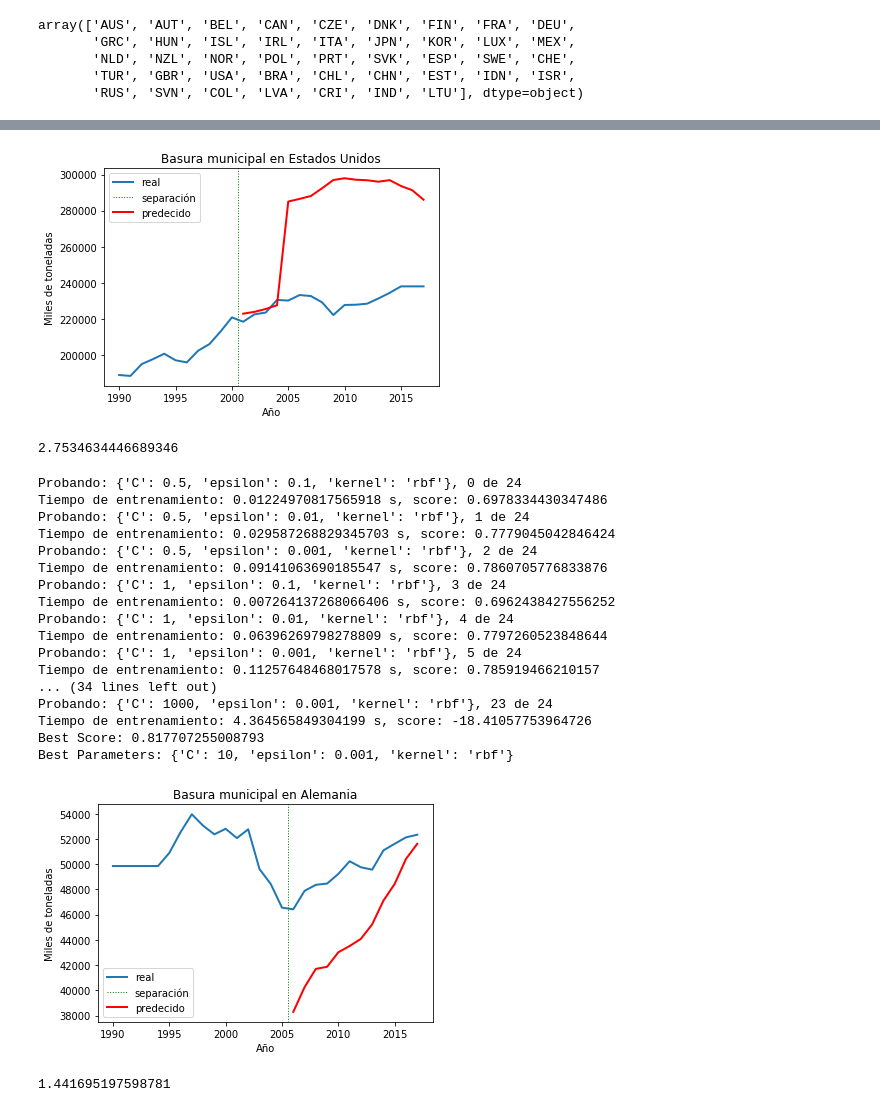
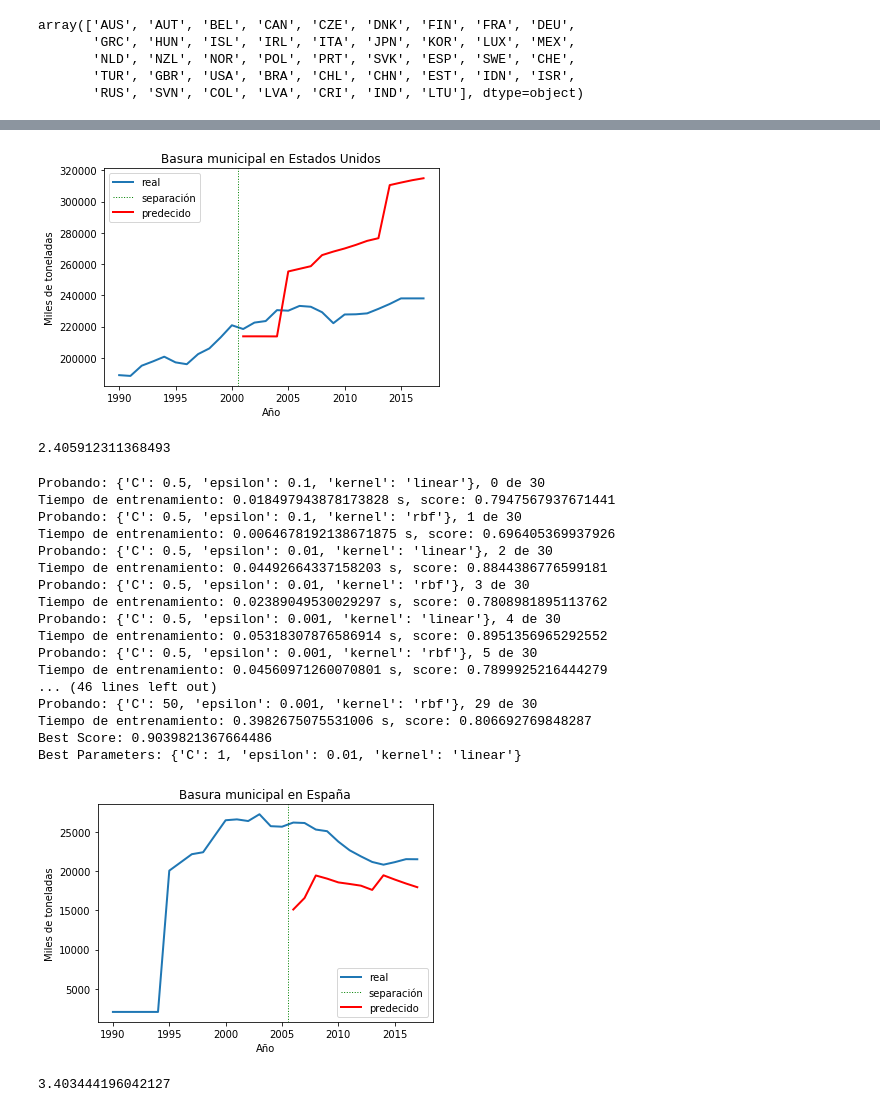
Before and after one commit to OscarGB/TFGInf, a Jupyter notebook: PorPais.ipynb, the cells around one changed output, grey strips where cells are left out. Cells and saved outputs as stored; diff of their text form; code cells hidden in the pictures.

```diff
--- a/PorPais.ipynb
+++ b/PorPais.ipynb
@@ -9,9 +9,9 @@ import time
 import matplotlib.pyplot as plt
 from sklearn.model_selection import GridSearchCV, ParameterGrid
 # %%
-parameters = {'kernel':['rbf'],
-              'C':[0.5, 1, 5, 10, 50, 100, 500, 1000],
-              'epsilon':[0.1,0.01,0.001]}
+parameters = {'kernel':['linear', 'rbf'],
+              'C':[0.5, 1, 5, 10, 50],
+              'epsilon':[0.1, 0.01, 0.001]}
 # %%
 def GridSearch(rf, X_train, X_test, y_train, y_test, grid, verbose=False, skip=False):
     best_score = 0
@@ -163,8 +163,8 @@ plt.show()
 print(np.abs(((np.array(mun[-len(predictions):]) - np.array(predictions)))/np.array(predictions)).sum())
 usa2000 = predictions
 # %% [output]
-[figure, old version]
+[figure, new version]
-2.7534634446689346
+2.405912311368493
 # %%
 Year_to_separate = 2005
 df = pd.read_parquet("dataset.parquet")
@@ -180,60 +180,60 @@ Y_test = Y[X.Year >= Year_to_separate].copy()
 #Y_test = pd.read_parquet("Ytime/Y_test.parquet")
 X_train.drop(columns={'Year'}, inplace=True)
 X_test.drop(columns={'Year'}, inplace=True)
-scalerX = MinMaxScaler().fit(X_train)
+#scalerX = MinMaxScaler().fit(X_train)
 X_train = pd.DataFrame(scalerX.transform(X_train))
 X_test = pd.DataFrame(scalerX.transform(X_test))
-scalerY = MinMaxScaler().fit(Y_train)
+#scalerY = MinMaxScaler().fit(Y_train)
 Y_train = pd.DataFrame(scalerY.transform(Y_train))
 Y_test = pd.DataFrame(scalerY.transform(Y_test))
 Y_train = Y_train[[Y_train.columns[0]]]
 Y_test = Y_test[[Y_test.columns[0]]]
 # %%
 g = GridSearch(svm.SVR(), X_train, X_test, Y_train, Y_test, parameters, verbose=True)
-clf2 = svm.SVR(**g).fit(X_train, np.ravel(Y_train))
+clf1 = svm.SVR(**g).fit(X_train, np.ravel(Y_train))
 # %% [output]
-Probando: {'C': 0.5, 'epsilon': 0.1, 'kernel': 'rbf'}, 0 de 24
-Tiempo de entrenamiento: 0.01224970817565918 s, score: 0.6978334430347486
-Probando: {'C': 0.5, 'epsilon': 0.01, 'kernel': 'rbf'}, 1 de 24
-Tiempo de entrenamiento: 0.029587268829345703 s, score: 0.7779045042846424
-Probando: {'C': 0.5, 'epsilon': 0.001, 'kernel': 'rbf'}, 2 de 24
-Tiempo de entrenamiento: 0.09141063690185547 s, score: 0.7860705776833876
-Probando: {'C': 1, 'epsilon': 0.1, 'kernel': 'rbf'}, 3 de 24
-Tiempo de entrenamiento: 0.007264137268066406 s, score: 0.6962438427556252
-Probando: {'C': 1, 'epsilon': 0.01, 'kernel': 'rbf'}, 4 de 24
-Tiempo de entrenamiento: 0.06396269798278809 s, score: 0.7797260523848644
-Probando: {'C': 1, 'epsilon': 0.001, 'kernel': 'rbf'}, 5 de 24
-Tiempo de entrenamiento: 0.11257648468017578 s, score: 0.785919466210157
-... (34 lines left out)
-Probando: {'C': 1000, 'epsilon': 0.001, 'kernel': 'rbf'}, 23 de 24
-Tiempo de entrenamiento: 4.364565849304199 s, score: -18.41057753964726
-Best Score: 0.817707255008793
-Best Parameters: {'C': 10, 'epsilon': 0.001, 'kernel': 'rbf'}
+Probando: {'C': 0.5, 'epsilon': 0.1, 'kernel': 'linear'}, 0 de 30
+Tiempo de entrenamiento: 0.018497943878173828 s, score: 0.7947567937671441
+Probando: {'C': 0.5, 'epsilon': 0.1, 'kernel': 'rbf'}, 1 de 30
+Tiempo de entrenamiento: 0.0064678192138671875 s, score: 0.696405369937926
+Probando: {'C': 0.5, 'epsilon': 0.01, 'kernel': 'linear'}, 2 de 30
+Tiempo de entrenamiento: 0.04492664337158203 s, score: 0.8844386776599181
+Probando: {'C': 0.5, 'epsilon': 0.01, 'kernel': 'rbf'}, 3 de 30
+Tiempo de entrenamiento: 0.02389049530029297 s, score: 0.7808981895113762
+Probando: {'C': 0.5, 'epsilon': 0.001, 'kernel': 'linear'}, 4 de 30
+Tiempo de entrenamiento: 0.05318307876586914 s, score: 0.8951356965292552
+Probando: {'C': 0.5, 'epsilon': 0.001, 'kernel': 'rbf'}, 5 de 30
+Tiempo de entrenamiento: 0.04560971260070801 s, score: 0.7899925216444279
+... (46 lines left out)
+Probando: {'C': 50, 'epsilon': 0.001, 'kernel': 'rbf'}, 29 de 30
+Tiempo de entrenamiento: 0.3982675075531006 s, score: 0.806692769848287
+Best Score: 0.9039821367664486
+Best Parameters: {'C': 1, 'epsilon': 0.01, 'kernel': 'linear'}
 # %%
-country = 'DEU'
+country = 'ESP'
 esp = df[df.COU == country]
 years = list(esp.Year)
 mun = list(esp.Municipal)
 predictions = clf1.predict(pd.DataFrame(scalerX.transform(df.loc[esp.index[Year_to_separate-2017::],:][[
        'Built', 'Below Secundary', 'Income Median',
        'Population', 'Over 65', 'Over 65 Percentage', 'Over 85',
        'Over 85 Percentage', 'Over 50', 'Over 50 Percentage', 'Under 20',
        'Under 20 Percentage', 'Income Per Capita', 'Tourism', 'Area',
        'Built Area']])))
 predictions = [a[0] for a in scalerY.inverse_transform([[a,0] for a in predictions])]
 plt.plot(years, mun, lw=2, label='real')
 plt.axvline(x=Year_to_separate + 0.5, c='green', lw=1, ls=':', label='separación')
 plt.plot([y for y in years if y > Year_to_separate], predictions, c='red', lw=2, label='predecido')
-plt.title("Basura municipal en Alemania")
+plt.title("Basura municipal en España")
 plt.xlabel("Año")
 plt.ylabel("Miles de toneladas")
 plt.legend()
 plt.show()
 print(np.abs(((np.array(mun[-len(predictions):]) - np.array(predictions)))/np.array(predictions)).sum())
 deu2005 = predictions
 # %% [output]
-[figure, old version]
+[figure, new version]
-1.441695197598781
+3.403444196042127
 # %%
 country = 'CHN'
 esp = df[df.COU == country]
```
Also changed, not shown: parts of 18 cells of this notebook, 5 other files.
